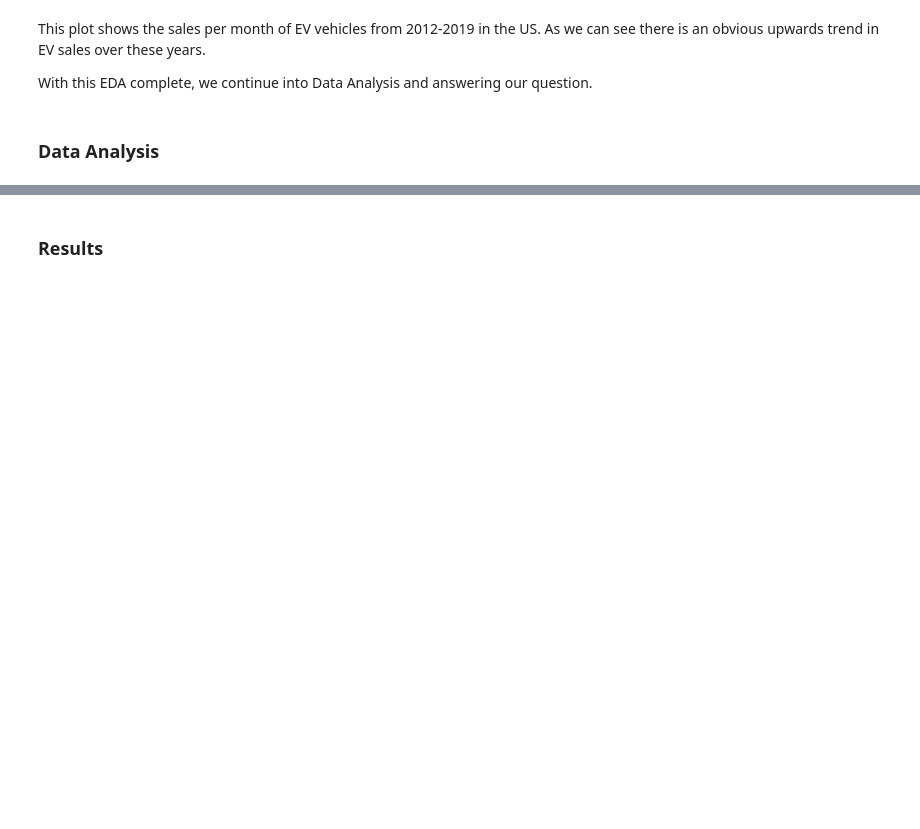
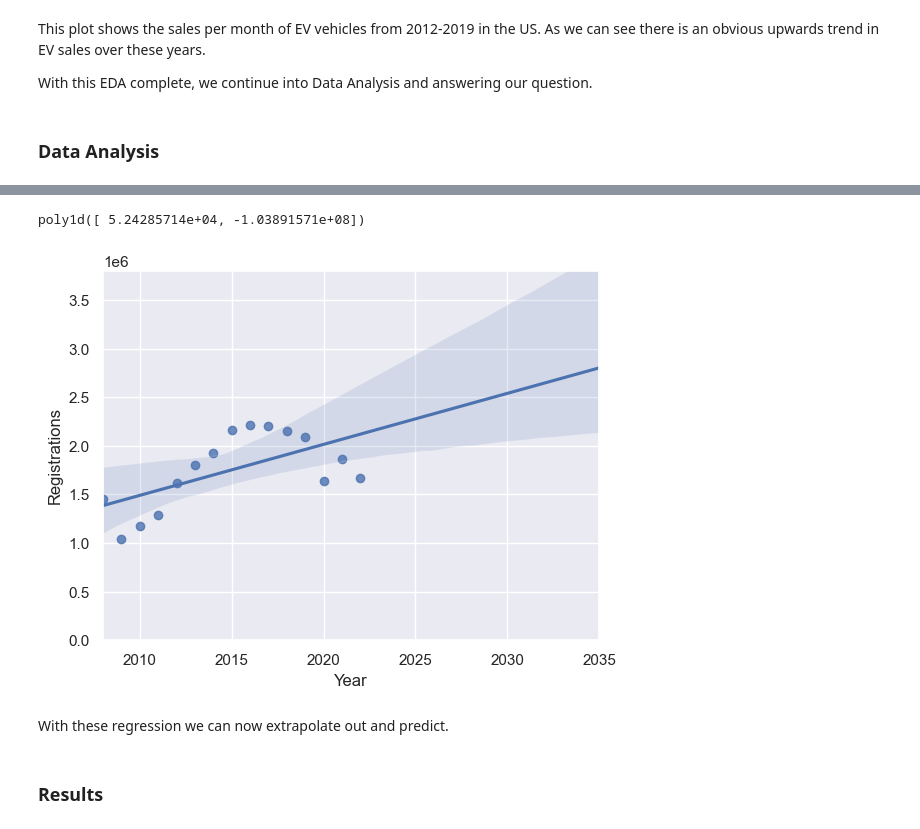
Before and after one commit to nliu880/EV-Sales-in-California, a Jupyter notebook: FinalProjectGroup_Sp23_Weston_Nicole_Adi_Sophia_Katie.ipynb, the cells around one changed output, grey strips where cells are left out. Cells and saved outputs as stored; diff of their text form; code cells hidden in the pictures; blank space fills up the shorter version.

```diff
--- a/FinalProjectGroup_Sp23_Weston_Nicole_Adi_Sophia_Katie.ipynb
+++ b/FinalProjectGroup_Sp23_Weston_Nicole_Adi_Sophia_Katie.ipynb
@@ -753,0 +788,6 @@ With this EDA complete, we continue into Data Analysis and answering our questio
+# %%
+year = 2022
+for x in range(13, 27):
+    EV_Sales_Extrapolated.loc[x] = [year, EV_Sales_Regression(year)]
+    year += 1
+EV_Sales_Extrapolated
@@ -753,0 +812,8 @@ With this EDA complete, we continue into Data Analysis and answering our questio
+# %%
+newreg = ({'Year':[2008,2009,2010,2011,2012,2013,2014,2015,2016,2017,
+                         2018,2019,2020,2021,2022],
+                 'Registrations': [1450000, 1040000, 1170000, 1290000, 1620000, 1800000, 1930000, 2160000, 2210000,
+                           2200000, 2150000, 2090000, 1640000, 1860000, 1670000],})
+
+df_newreg = pd.DataFrame(newreg)
+df_newreg
@@ -753,0 +837,15 @@ With this EDA complete, we continue into Data Analysis and answering our questio
+# %%
+New_Reg_Regression = np.poly1d(np.polyfit(df_newreg['Year'], df_newreg['Registrations'] , 1))
+
+plt.ylim([0,New_Reg_Regression(2035)+1000000])
+plt.xlim([2008,2035])
+
+sns.regplot(x='Year', y = 'Registrations', data = df_newreg, scatter = True, order = 1, truncate= False, ci = 95)
+year = 2023
+for x in range(15, 28):
+    df_newreg.loc[x] = [year, New_Reg_Regression(year)]
+    year += 1
+New_Reg_Regression
+# %% [output]
+poly1d([ 5.24285714e+04, -1.03891571e+08])
+[figure, added]
@@ -754,2 +859,4 @@ With this EDA complete, we continue into Data Analysis and answering our questio
+# %% [markdown]
+With these regression we can now extrapolate out and predict.
 # %% [markdown]
 ### Results
```
Also changed, not shown: parts of 30 cells of this notebook, 4 other files.
